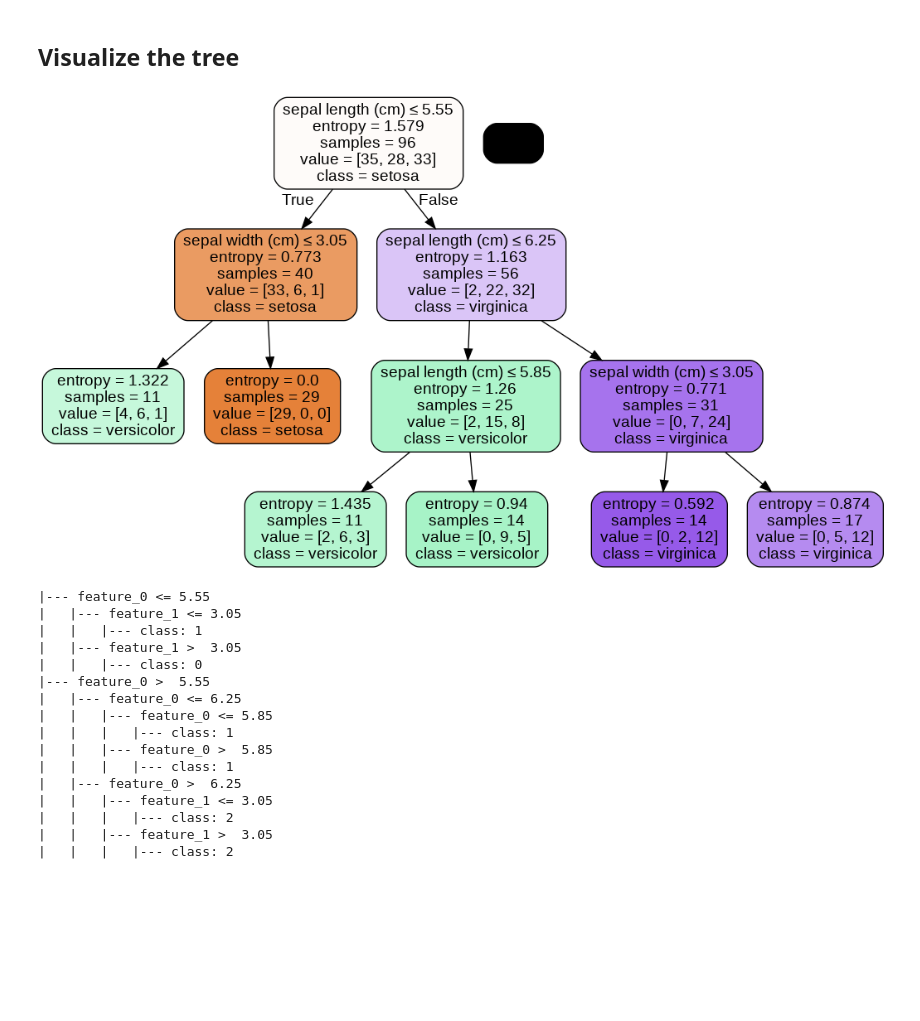
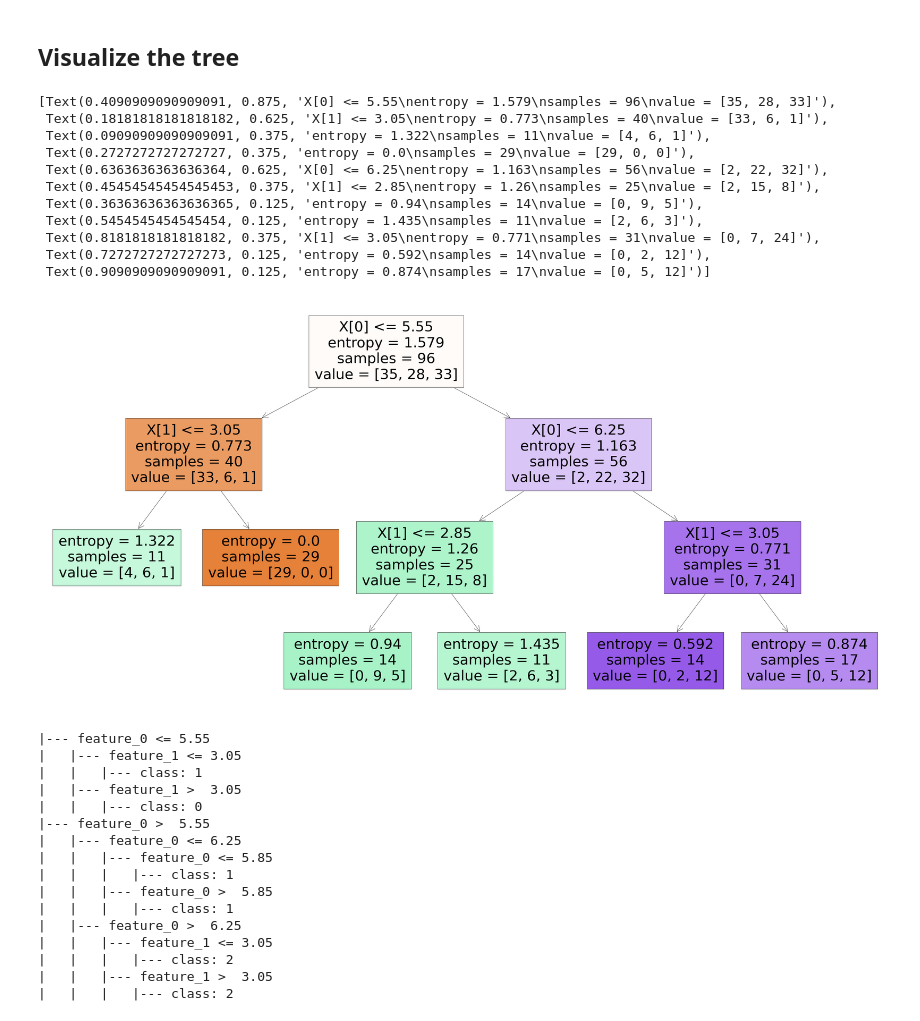
Before and after one commit to finateautomata/DataScience-IntroToML, a Jupyter notebook: Week 2/Code/Python_HandsOn_DecisionTrees.ipynb, the cells around one changed output. Drawn from its saved outputs; the diff is of its cells as text; code cells hidden in the pictures; blank space fills up the shorter version.

```diff
--- a/Week 2/Code/Python_HandsOn_DecisionTrees.ipynb
+++ b/Week 2/Code/Python_HandsOn_DecisionTrees.ipynb
@@ -91,15 +88,39 @@ accuracy = 0.7333333333333333
 # %% [markdown]
 ## Visualize the tree
 # %%
-dot_data = export_graphviz(clf, out_file=None,
+# can't fix this bug: InvocationException: GraphViz's executables not found
+# check the alternative way of visualization
+
+import io
+dot_data = io.StringIO()
+dot_data = export_graphviz(clf, out_file="dot_data.dot",
                          feature_names=iris.feature_names[:2],
                          class_names=iris.target_names,
                          filled=True, rounded=True,
                          special_characters=True)
-graph = pydotplus.graph_from_dot_data(dot_data)
-Image(graph.create_png())
+
+graph = pydotplus.graphviz.graph_from_dot_file("dot_data.dot")
+
+# error here
+# Image(graph.create_png())
-# %% [output]
-[figure, removed]
+# %%
+# alternative
+from sklearn.tree import plot_tree
+plt.figure(figsize=(60,30))
+plot_tree(clf, filled=True)
+# %% [output]
+[Text(0.4090909090909091, 0.875, 'X[0] <= 5.55\nentropy = 1.579\nsamples = 96\nvalue = [35, 28, 33]'),
+ Text(0.18181818181818182, 0.625, 'X[1] <= 3.05\nentropy = 0.773\nsamples = 40\nvalue = [33, 6, 1]'),
+ Text(0.09090909090909091, 0.375, 'entropy = 1.322\nsamples = 11\nvalue = [4, 6, 1]'),
+ Text(0.2727272727272727, 0.375, 'entropy = 0.0\nsamples = 29\nvalue = [29, 0, 0]'),
+ Text(0.6363636363636364, 0.625, 'X[0] <= 6.25\nentropy = 1.163\nsamples = 56\nvalue = [2, 22, 32]'),
+ Text(0.45454545454545453, 0.375, 'X[1] <= 2.85\nentropy = 1.26\nsamples = 25\nvalue = [2, 15, 8]'),
+ Text(0.36363636363636365, 0.125, 'entropy = 0.94\nsamples = 14\nvalue = [0, 9, 5]'),
+ Text(0.5454545454545454, 0.125, 'entropy = 1.435\nsamples = 11\nvalue = [2, 6, 3]'),
+ Text(0.8181818181818182, 0.375, 'X[1] <= 3.05\nentropy = 0.771\nsamples = 31\nvalue = [0, 7, 24]'),
+ Text(0.7272727272727273, 0.125, 'entropy = 0.592\nsamples = 14\nvalue = [0, 2, 12]'),
+ Text(0.9090909090909091, 0.125, 'entropy = 0.874\nsamples = 17\nvalue = [0, 5, 12]')]
+[figure, added]
 # %%
 print(tree.export_text(clf))
 #feature_0: Sepal Length and feature_1: Sepal Width
```
Also changed, not shown: parts of 1 cell of this notebook, 23 other files.
